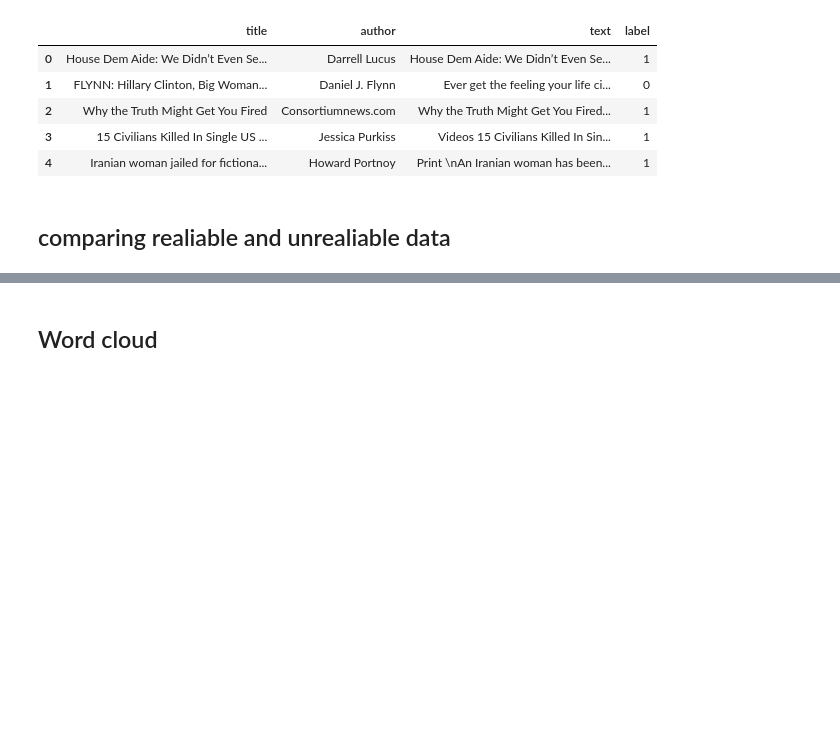
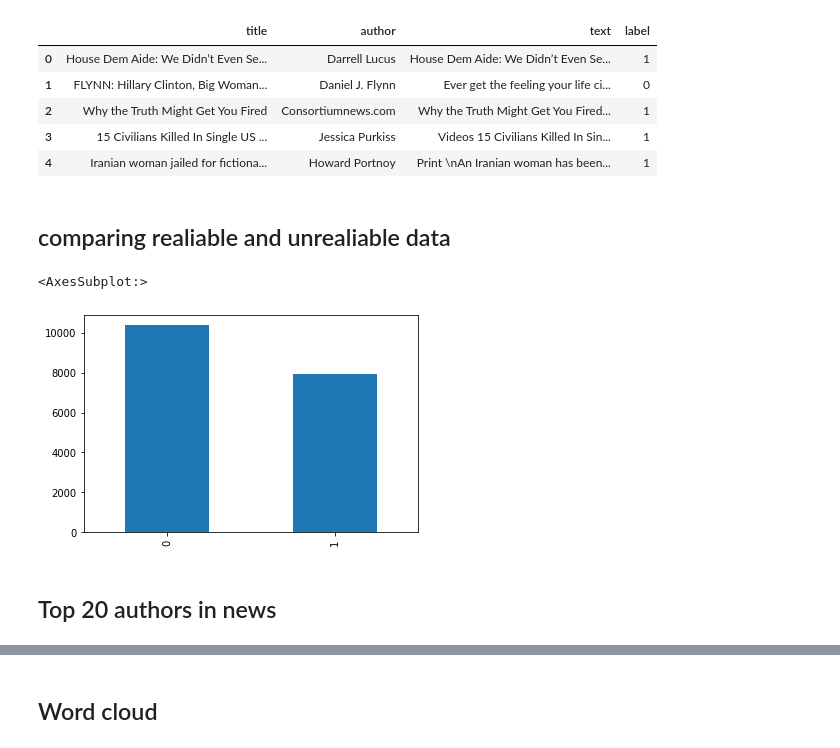
Before and after one commit to sushmitha4-cloud/DataScienceProjects, a Jupyter notebook: FakeNewsDetector - Project 7/notebooks/FakeNewsDetector.ipynb, the cells around one changed output, grey strips where cells are left out. Cells and saved outputs as stored; diff of their text form; code cells hidden in the pictures; blank space fills up the shorter version.

```diff
--- a/FakeNewsDetector - Project 7/notebooks/FakeNewsDetector.ipynb
+++ b/FakeNewsDetector - Project 7/notebooks/FakeNewsDetector.ipynb
@@ -183,6 +184,13 @@ train_dataset.head()
 | 4 | Iranian woman jailed for fictiona... | Howard Portnoy | Print \nAn Iranian woman has been... | 1 |
 # %% [markdown]
 ## comparing realiable and unrealiable data
+# %%
+train_dataset['label'].value_counts().plot.bar()
+# %% [output]
+<AxesSubplot:>
+[figure, added]
+# %% [markdown]
+## Top 20 authors in news
 # %%
 import cufflinks as cf
 cf.go_offline()
```
Also changed, not shown: parts of 7 cells of this notebook.
